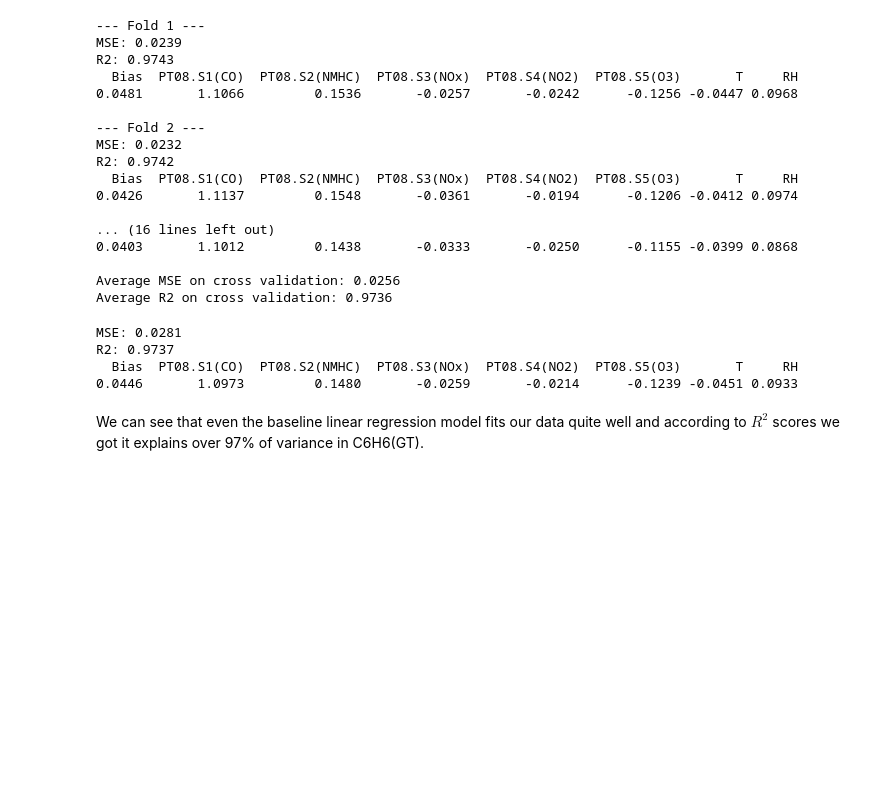
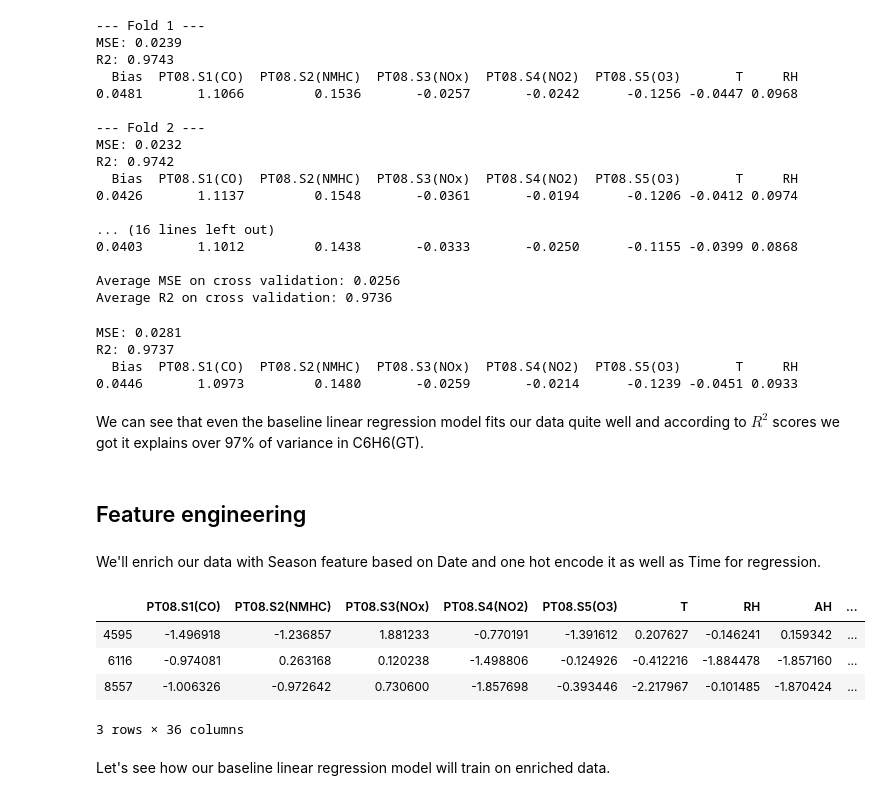
Before and after one commit to efim-poberezkin/ds-101, a Jupyter notebook: 2-regression/air-quality.ipynb, the cells around one changed output. Drawn from its saved outputs; the diff is of its cells as text; code cells hidden in the pictures; blank space fills up the shorter version.

Commit message:
[regression] Add feature engineering section

```diff
--- a/2-regression/air-quality.ipynb
+++ b/2-regression/air-quality.ipynb
@@ -176,3 +176,32 @@ R2: 0.9737
 0.0446       1.0973         0.1480       -0.0259       -0.0214      -0.1239 -0.0451 0.0933
 # %% [markdown]
 We can see that even the baseline linear regression model fits our data quite well and according to $R^{2}$ scores we got it explains over 97% of variance in C6H6(GT).
+# %% [markdown]
+## Feature engineering
+# %% [markdown]
+We'll enrich our data with Season feature based on Date and one hot encode it as well as Time for regression.
+# %%
+def enrich(df):
+    df_enriched = df
+    df_enriched["Season"] = df["Date"].apply(lambda dt: (dt.month % 12 + 3) // 3)
+    df_enriched = pd.concat(
+        [df_enriched, pd.get_dummies(df_enriched["Season"], prefix="Season")], axis=1
+    )
+    df_enriched = pd.concat(
+        [df_enriched, pd.get_dummies(df_enriched["Time"], prefix="Time")], axis=1
+    )
+    df_enriched.drop(columns=["Date", "Season", "Time"], inplace=True)
+    return df_enriched
+# %%
+X_train_enriched = enrich(X_train)
+X_test_enriched = enrich(X_test)
+
+X_train_enriched.sample(3)
+# %% [output]
+|  | PT08.S1(CO) | PT08.S2(NMHC) | PT08.S3(NOx) | PT08.S4(NO2) | PT08.S5(O3) | T | RH | AH | ... |
+| 4595 | -1.496918 | -1.236857 | 1.881233 | -0.770191 | -1.391612 | 0.207627 | -0.146241 | 0.159342 | ... |
+| 6116 | -0.974081 | 0.263168 | 0.120238 | -1.498806 | -0.124926 | -0.412216 | -1.884478 | -1.857160 | ... |
+| 8557 | -1.006326 | -0.972642 | 0.730600 | -1.857698 | -0.393446 | -2.217967 | -0.101485 | -1.870424 | ... |
+3 rows × 36 columns
+# %% [markdown]
+Let's see how our baseline linear regression model will train on enriched data.
```
Also changed, not shown: parts of 3 cells of this notebook, 2 other files.
